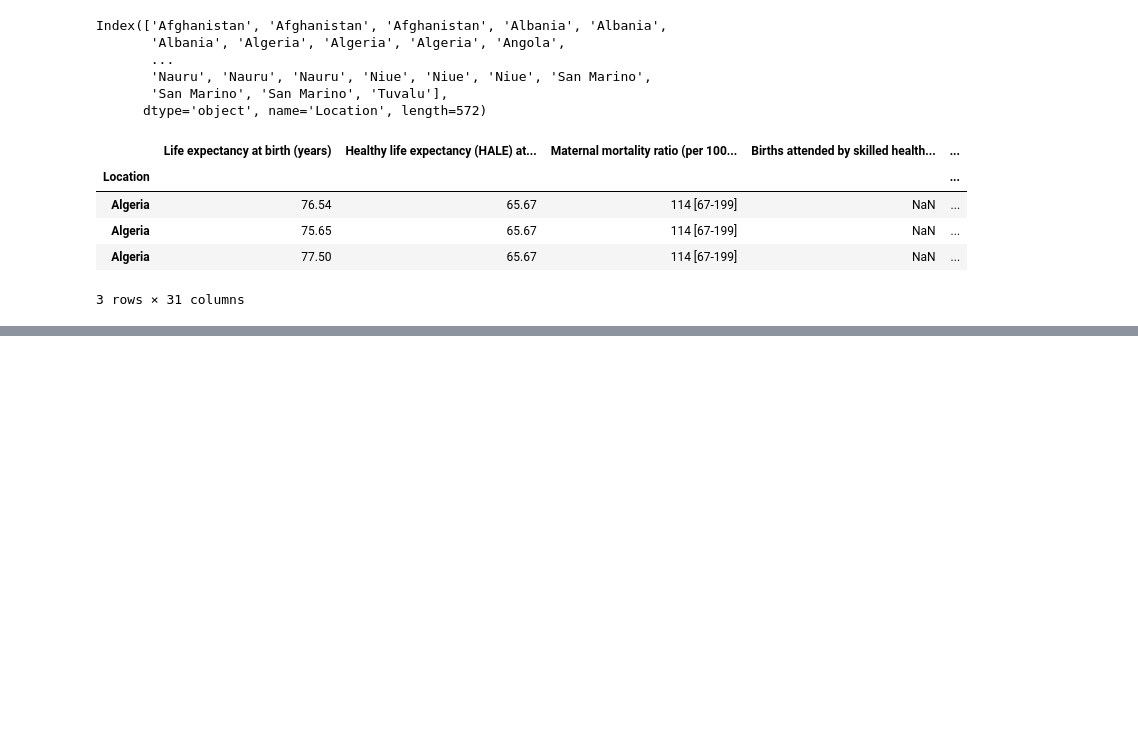
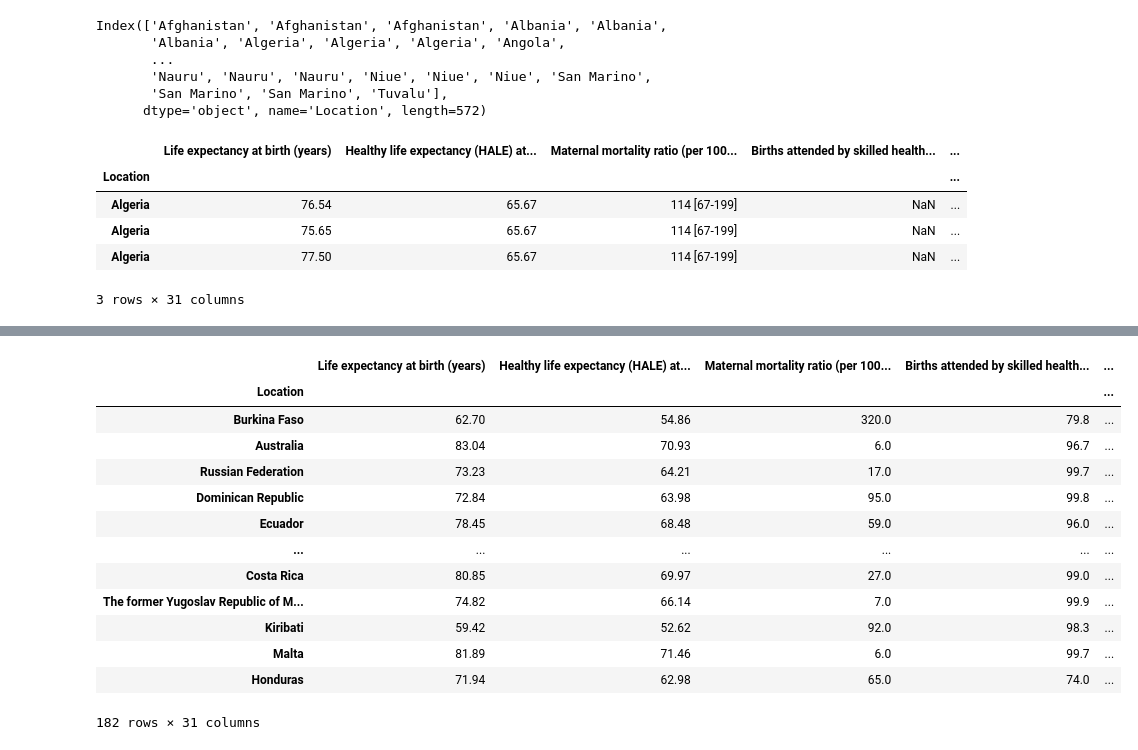
Before and after one commit to shaunyongfc/world-health-2020, a Jupyter notebook: Collated Data.ipynb, the cells around one changed output, grey strips where cells are left out. Saved outputs shown, nothing was run; the diff lists cells and outputs as text; code cells hidden in the pictures; blank space fills up the shorter version.

```diff
--- a/Collated Data.ipynb
+++ b/Collated Data.ipynb
@@ -65,0 +61,35 @@ dflatest.dropna(subset=['Life expectancy at birth (years)'])
+# %%
+import re
+rebrackets = re.compile(r'\[[\d.]+\-[\d.]+\]')
+def remove_brackets(numstr):
+    try:
+        re_match = rebrackets.search(numstr)
+        try:
+            numstr = numstr[:re_match.start()].strip()
+            return float(numstr)
+        except AttributeError:
+            return np.nan
+    except TypeError:
+        return numstr
+# %%
+cols = dffiltered.columns[dffiltered.dtypes == np.object].tolist()
+
+for _, row in dffiltered.iterrows():
+    for col in cols:
+        dffiltered.loc[row.name, col] = remove_brackets(row[col])
+dffiltered
+# %% [output]
+|  | Life expectancy at birth (years) | Healthy life expectancy (HALE) at... | Maternal mortality ratio (per 100... | Births attended by skilled health... | ... |
+| Location |  |  |  |  | ... |
+| Burkina Faso | 62.70 | 54.86 | 320.0 | 79.8 | ... |
+| Australia | 83.04 | 70.93 | 6.0 | 96.7 | ... |
+| Russian Federation | 73.23 | 64.21 | 17.0 | 99.7 | ... |
+| Dominican Republic | 72.84 | 63.98 | 95.0 | 99.8 | ... |
+| Ecuador | 78.45 | 68.48 | 59.0 | 96.0 | ... |
+| ... | ... | ... | ... | ... | ... |
+| Costa Rica | 80.85 | 69.97 | 27.0 | 99.0 | ... |
+| The former Yugoslav Republic of M... | 74.82 | 66.14 | 7.0 | 99.9 | ... |
+| Kiribati | 59.42 | 52.62 | 92.0 | 98.3 | ... |
+| Malta | 81.89 | 71.46 | 6.0 | 99.7 | ... |
+| Honduras | 71.94 | 62.98 | 65.0 | 74.0 | ... |
+182 rows × 31 columns
```
Also changed, not shown: parts of 6 cells of this notebook, 3 other files.
